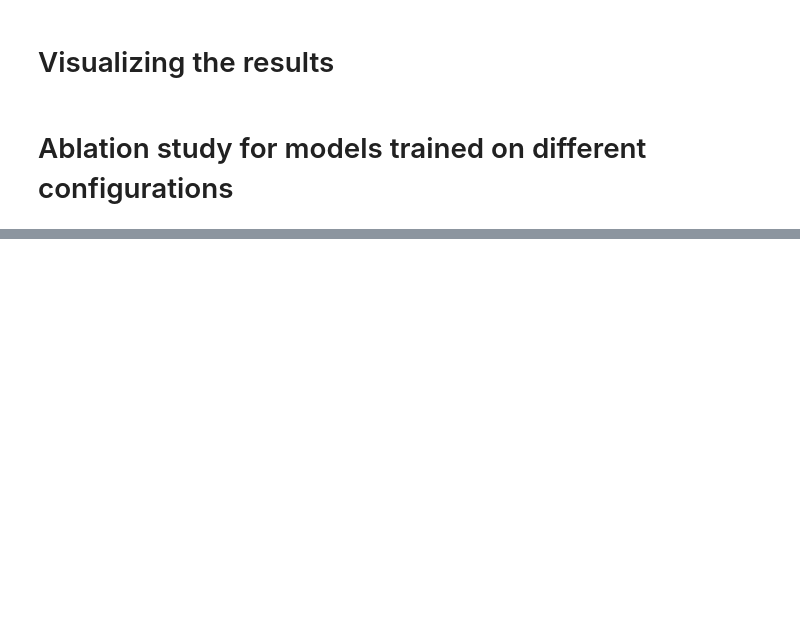
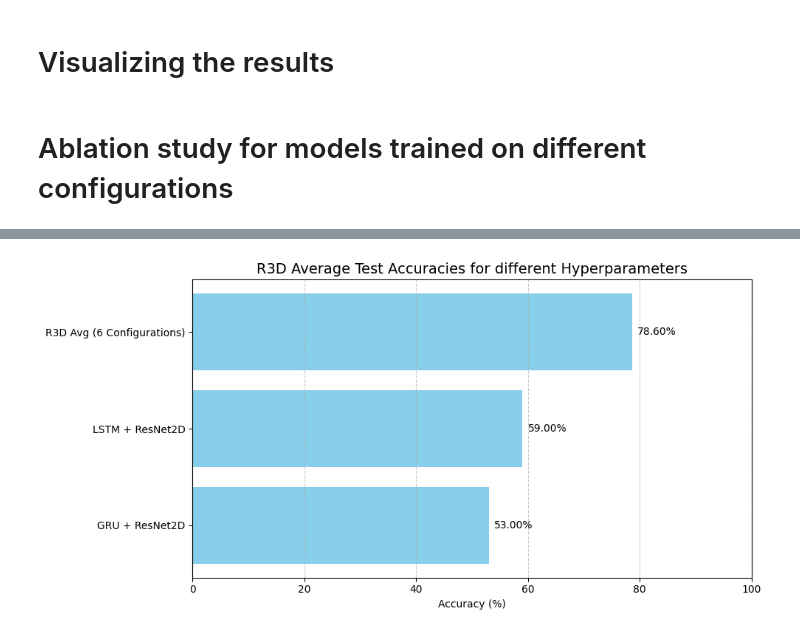
Before and after one commit to jenishk20/Automatic-Highlight-Generation, a Jupyter notebook: notebooks/model_evaluations.ipynb, the cells around one changed output, grey strips where cells are left out. Saved outputs shown, nothing was run; the diff lists cells and outputs as text; code cells hidden in the pictures; blank space fills up the shorter version.

```diff
--- a/notebooks/model_evaluations.ipynb
+++ b/notebooks/model_evaluations.ipynb
@@ -480,0 +537,13 @@ Key Configuration Parameters:
+# %%
+plt.figure(figsize=(10, 5))
+bars = plt.barh(model_names, accuracies, color='skyblue')
+for bar in bars:
+    plt.text(bar.get_width() + 1, bar.get_y() + bar.get_height()/2, f'{bar.get_width():.2f}%', va='center')
+plt.title("R3D Average Test Accuracies for different Hyperparameters", fontsize=14)
+plt.xlabel("Accuracy (%)")
+plt.xlim(0, 100)
+plt.grid(axis='x', linestyle='--', alpha=0.7)
+plt.tight_layout()
+plt.show()
+# %% [output]
+[figure, added]
```
Also changed, not shown: parts of 7 cells of this notebook, 5 other files.
